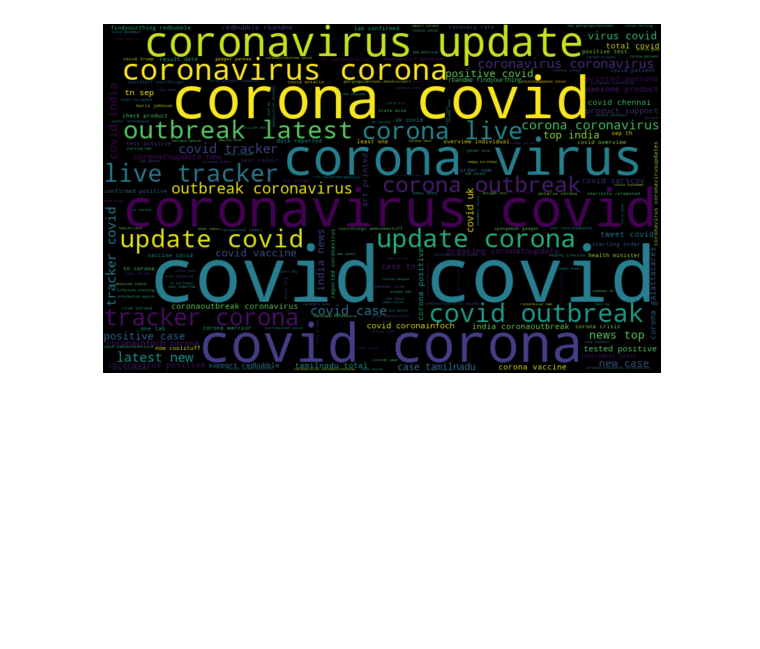
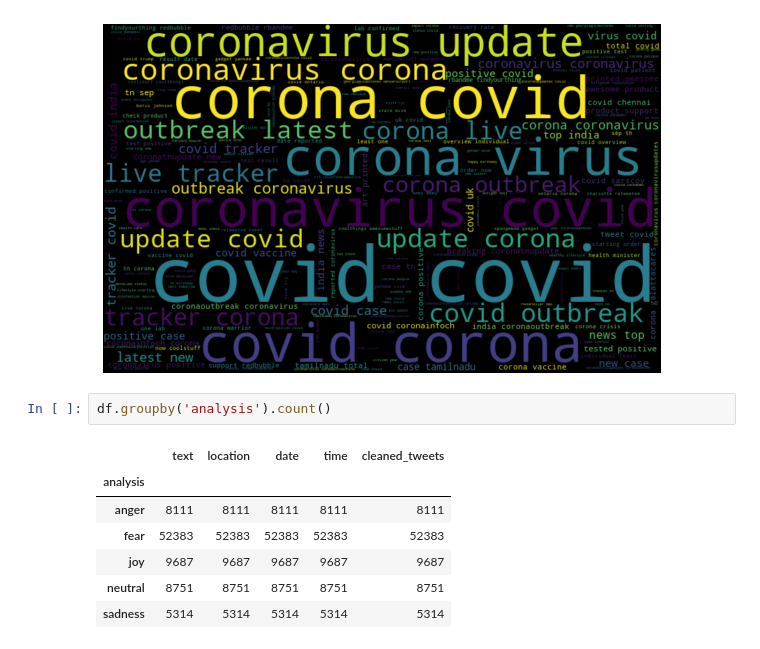
Before and after one commit to RG2806/ai_spotle, a Jupyter notebook: level3.ipynb, the cells around one changed output. Cells and saved outputs as stored; diff of their text form; blank space fills up the shorter version.

```diff
--- a/level3.ipynb
+++ b/level3.ipynb
@@ -372,3 +372,13 @@ plt.axis('off')
 plt.show()
 # %% [output]
 [figure]
+# %%
+df.groupby('analysis').count()
+# %% [output]
+|  | text | location | date | time | cleaned_tweets |
+| analysis |  |  |  |  |  |
+| anger | 8111 | 8111 | 8111 | 8111 | 8111 |
+| fear | 52383 | 52383 | 52383 | 52383 | 52383 |
+| joy | 9687 | 9687 | 9687 | 9687 | 9687 |
+| neutral | 8751 | 8751 | 8751 | 8751 | 8751 |
+| sadness | 5314 | 5314 | 5314 | 5314 | 5314 |
```
